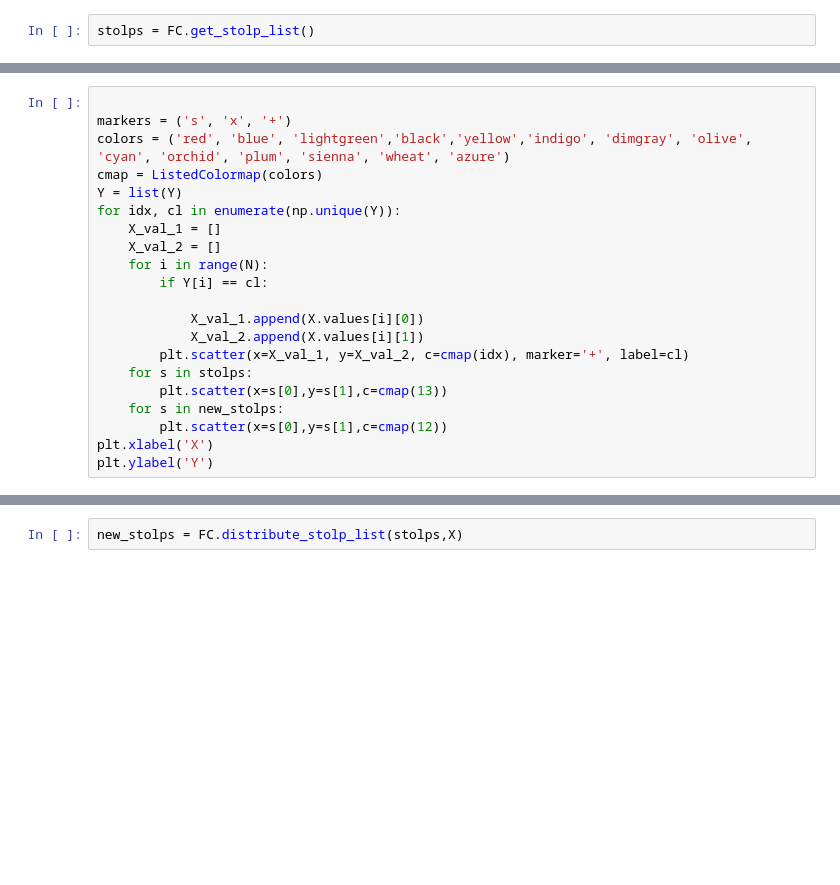
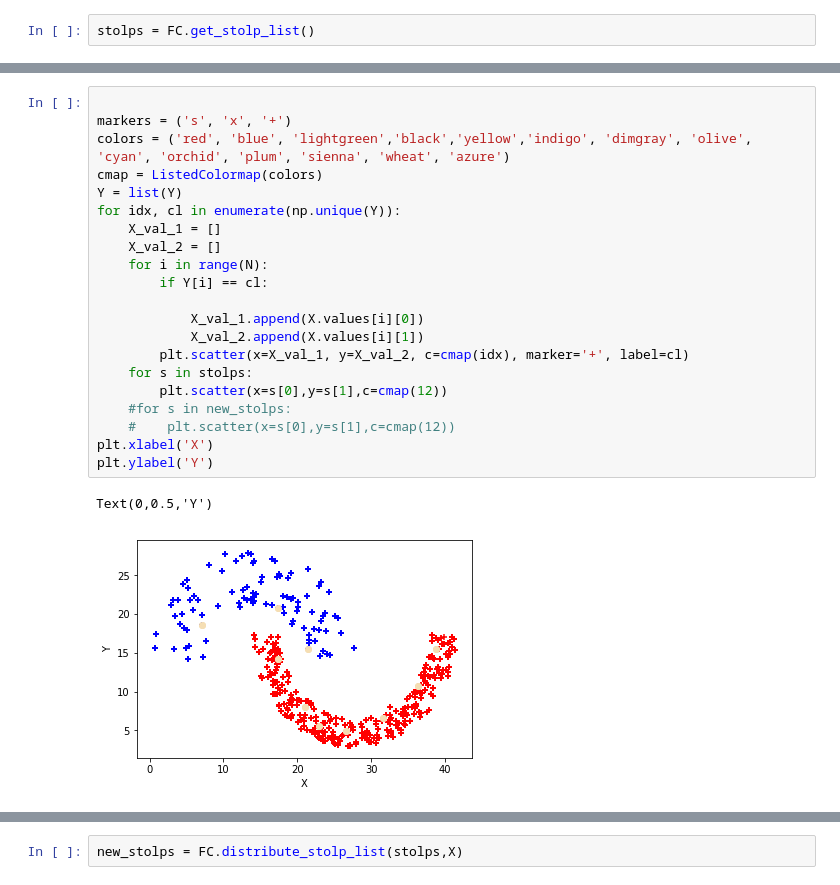
Before and after one commit to WolfWood72/FRIS_Study, a Jupyter notebook: Untitled.ipynb, the cells around one changed output, grey strips where cells are left out. Saved outputs shown, nothing was run; the diff lists cells and outputs as text; blank space fills up the shorter version.

```diff
--- a/Untitled.ipynb
+++ b/Untitled.ipynb
@@ -27,24 +53,27 @@ stolps = FC.get_stolp_list()
 # %%
 
 markers = ('s', 'x', '+')
 colors = ('red', 'blue', 'lightgreen','black','yellow','indigo', 'dimgray', 'olive', 'cyan', 'orchid', 'plum', 'sienna', 'wheat', 'azure')
 cmap = ListedColormap(colors)
 Y = list(Y)
 for idx, cl in enumerate(np.unique(Y)):
     X_val_1 = []
     X_val_2 = []
     for i in range(N):
         if Y[i] == cl:
 
             X_val_1.append(X.values[i][0])
             X_val_2.append(X.values[i][1])
         plt.scatter(x=X_val_1, y=X_val_2, c=cmap(idx), marker='+', label=cl)
     for s in stolps:
-        plt.scatter(x=s[0],y=s[1],c=cmap(13))
-    for s in new_stolps:
         plt.scatter(x=s[0],y=s[1],c=cmap(12))
+    #for s in new_stolps:
+    #    plt.scatter(x=s[0],y=s[1],c=cmap(12))
 plt.xlabel('X')
 plt.ylabel('Y')
+# %% [output]
+Text(0,0.5,'Y')
+[figure, added]
 # %%
 for s in stolps:
     plt.scatter(x=s[0],y=s[1])
```
Also changed, not shown: parts of 37 cells of this notebook, 3 other files.
